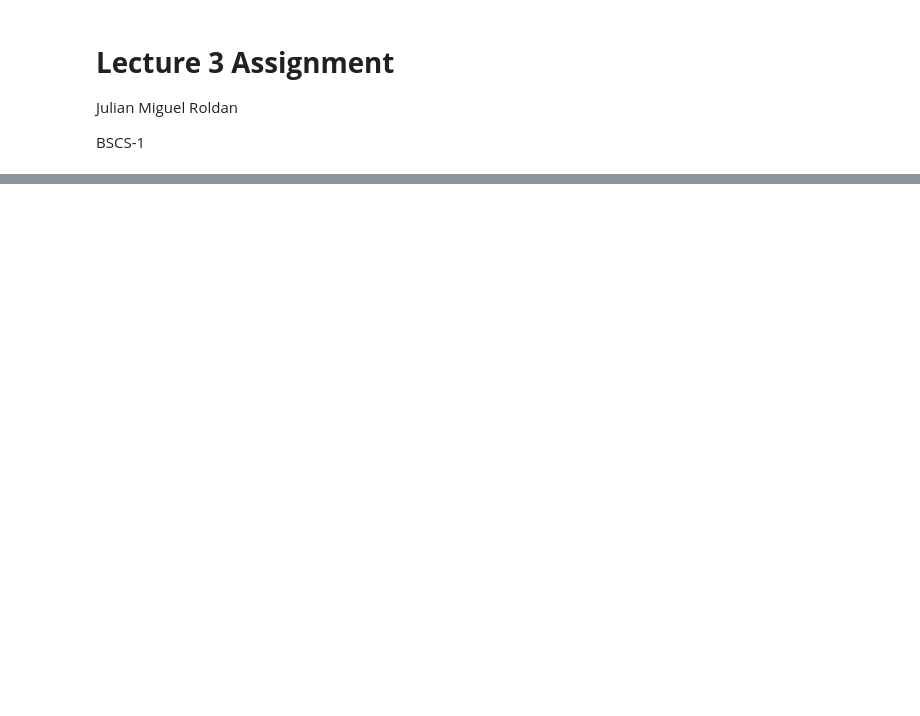
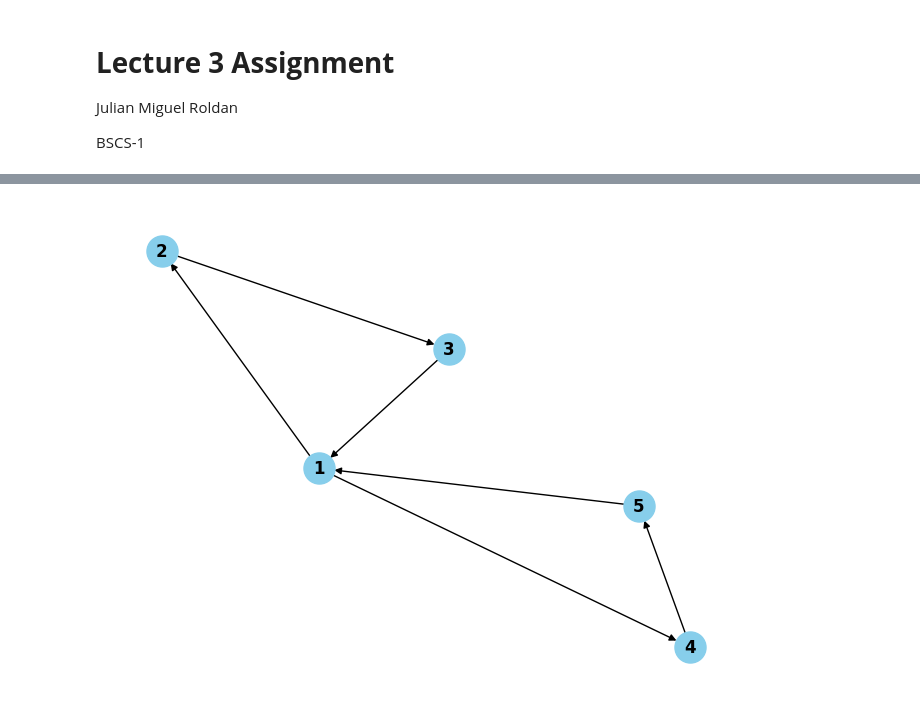
Before and after one commit to Snek-08/Discrete_Math_2_Roldan, a Jupyter notebook: Assignments/Lecture3.ipynb, the cells around one changed output, grey strips where cells are left out. Cells and saved outputs as stored; diff of their text form; code cells hidden in the pictures; blank space fills up the shorter version.

```diff
--- a/Assignments/Lecture3.ipynb
+++ b/Assignments/Lecture3.ipynb
@@ -8,0 +31,12 @@ BSCS-1
+# %%
+import matplotlib.pyplot as plt
+import networkx as nx
+G = nx.DiGraph()
+
+G.add_nodes_from([1,2,3,4,5])
+edgelist = [(1,2),(2,3),(3,1),(1,4),(4,5),(5,1)]
+G.add_edges_from(edgelist)
+nx.draw(G, with_labels=True, node_color='skyblue', node_size=500, font_size=12, font_weight='bold')
+plt.show()
+# %% [output]
+[figure, added]
```
Also changed, not shown: parts of 25 cells of this notebook, 1 other file.
